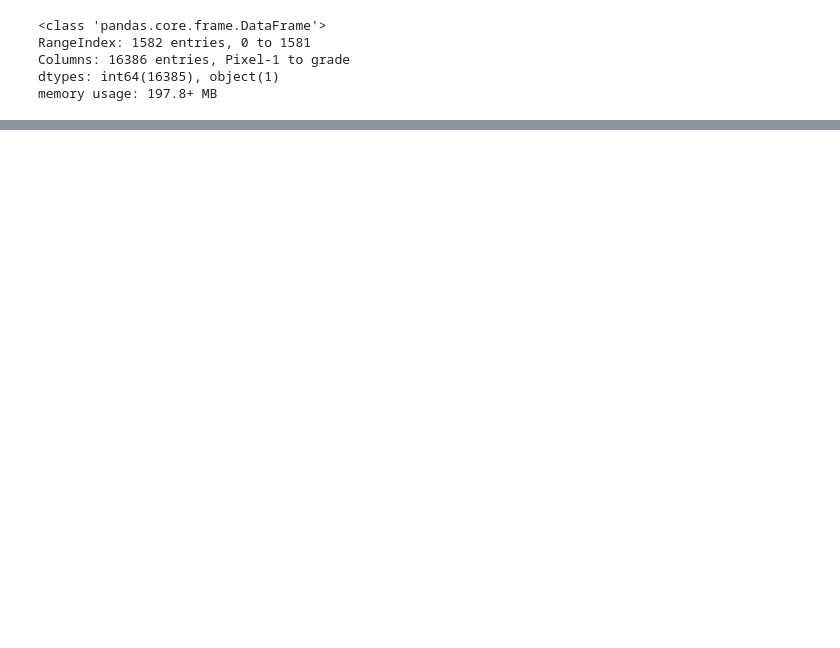
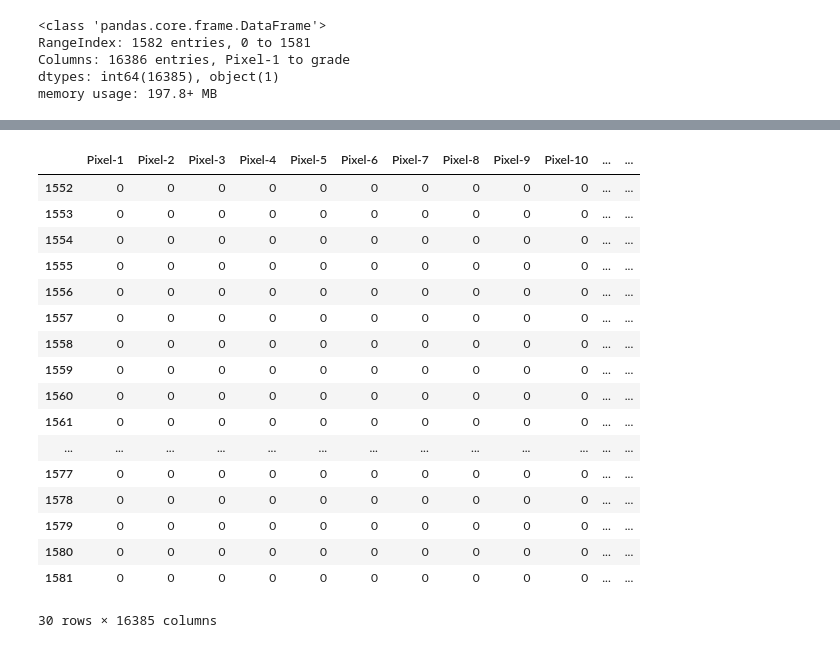
Before and after one commit to negativenagesh/Arecaverse, a Jupyter notebook: EDA/eda.ipynb, the cells around one changed output, grey strips where cells are left out. Cells and saved outputs as stored; diff of their text form; code cells hidden in the pictures; blank space fills up the shorter version.

```diff
--- a/EDA/eda.ipynb
+++ b/EDA/eda.ipynb
@@ -159,0 +122,21 @@ data.head(30)
+# %%
+data.tail(30)
+# %% [output]
+|  | Pixel-1 | Pixel-2 | Pixel-3 | Pixel-4 | Pixel-5 | Pixel-6 | Pixel-7 | Pixel-8 | Pixel-9 | Pixel-10 | ... | ... |
+| 1552 | 0 | 0 | 0 | 0 | 0 | 0 | 0 | 0 | 0 | 0 | ... | ... |
+| 1553 | 0 | 0 | 0 | 0 | 0 | 0 | 0 | 0 | 0 | 0 | ... | ... |
+| 1554 | 0 | 0 | 0 | 0 | 0 | 0 | 0 | 0 | 0 | 0 | ... | ... |
+| 1555 | 0 | 0 | 0 | 0 | 0 | 0 | 0 | 0 | 0 | 0 | ... | ... |
+| 1556 | 0 | 0 | 0 | 0 | 0 | 0 | 0 | 0 | 0 | 0 | ... | ... |
+| 1557 | 0 | 0 | 0 | 0 | 0 | 0 | 0 | 0 | 0 | 0 | ... | ... |
+| 1558 | 0 | 0 | 0 | 0 | 0 | 0 | 0 | 0 | 0 | 0 | ... | ... |
+| 1559 | 0 | 0 | 0 | 0 | 0 | 0 | 0 | 0 | 0 | 0 | ... | ... |
+| 1560 | 0 | 0 | 0 | 0 | 0 | 0 | 0 | 0 | 0 | 0 | ... | ... |
+| 1561 | 0 | 0 | 0 | 0 | 0 | 0 | 0 | 0 | 0 | 0 | ... | ... |
+| ... | ... | ... | ... | ... | ... | ... | ... | ... | ... | ... | ... | ... |
+| 1577 | 0 | 0 | 0 | 0 | 0 | 0 | 0 | 0 | 0 | 0 | ... | ... |
+| 1578 | 0 | 0 | 0 | 0 | 0 | 0 | 0 | 0 | 0 | 0 | ... | ... |
+| 1579 | 0 | 0 | 0 | 0 | 0 | 0 | 0 | 0 | 0 | 0 | ... | ... |
+| 1580 | 0 | 0 | 0 | 0 | 0 | 0 | 0 | 0 | 0 | 0 | ... | ... |
+| 1581 | 0 | 0 | 0 | 0 | 0 | 0 | 0 | 0 | 0 | 0 | ... | ... |
+30 rows × 16385 columns
```
Also changed, not shown: parts of 6 cells of this notebook.
